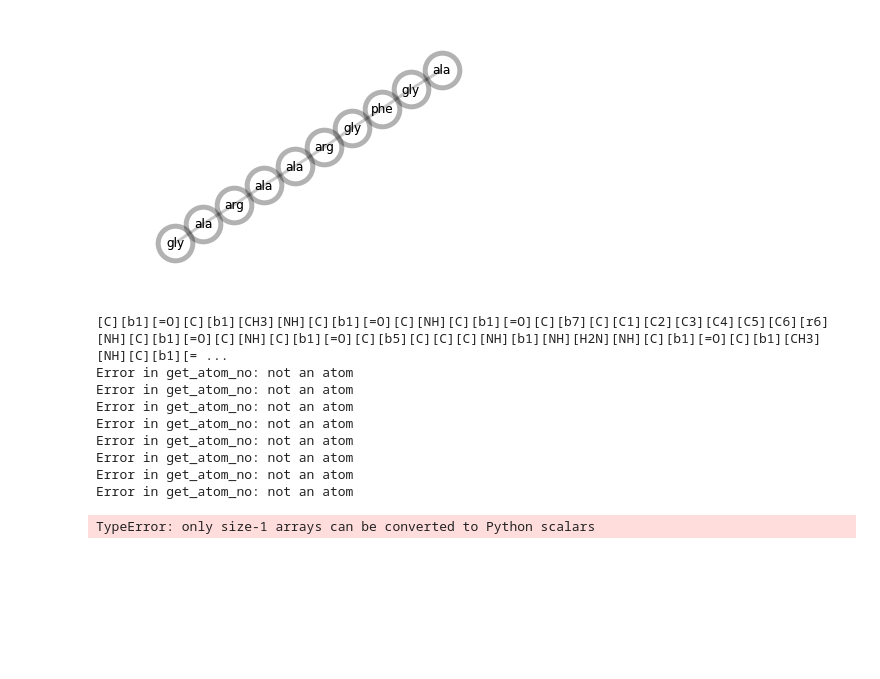
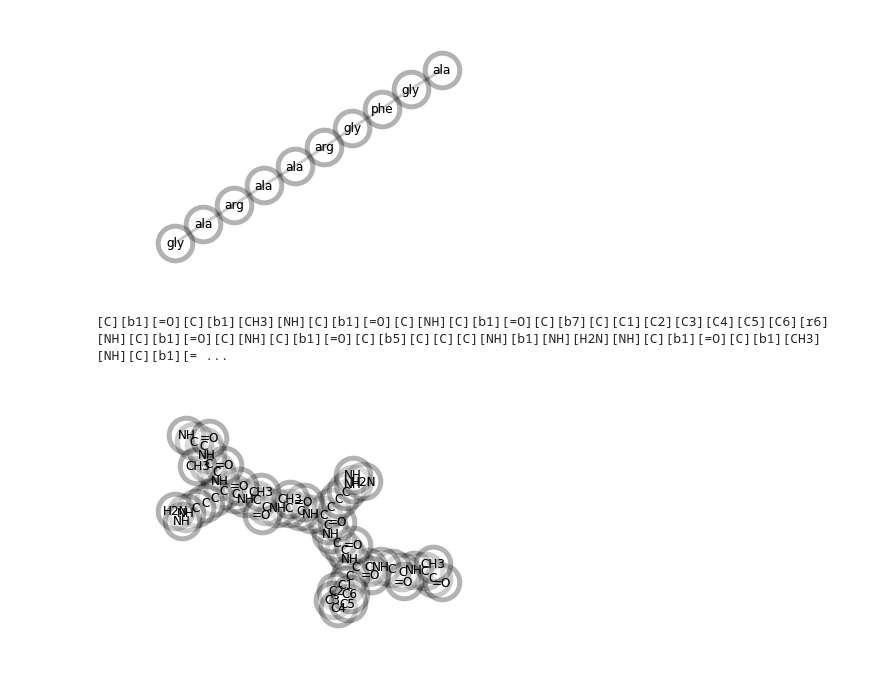
Before and after one commit to maxfleck/moleculegraph, a Jupyter notebook: examples/proteins_amino_acids/proteins.ipynb, the cells around one changed output. Cells and saved outputs as stored; diff of their text form; code cells hidden in the pictures; blank space fills up the shorter version.

Commit message:
protein test

```diff
--- a/examples/amino_acids/proteins.ipynb
+++ b/examples/proteins_amino_acids/proteins.ipynb
@@ -42,21 +42,29 @@ protein_aa.visualize()
 # %%
 full_protein_string = "".join(protein_aa.map_molecule_via_atom_names(amino_acids))
 print(full_protein_string)
 
 full_protein = moleculegraph.molecule(full_protein_string)
 
 full_protein.visualize()
+
+
+expected = ['[C][C]', '[C][NH]', '[C][NH]', '[C][C]', '[C][NH]', '[C][NH]',
+       '[C][C]', '[C][NH]', '[C][NH]', '[C][C]', '[C][NH]', '[C][NH]',
+       '[C][C]', '[C][NH]', '[C][NH]', '[C][C]', '[C][NH]', '[C][NH]',
+       '[C][C]', '[C][NH]', '[C][NH]', '[C][C]', '[C][NH]', '[C][NH]',
+       '[C][C]', '[C][NH]', '[C][NH]', '[C][C]', '[C][NH]', '[=O][C]',
+       '[C][CH3]', '[=O][C]', '[=O][C]', '[C][C]', '[C1][C]', '[C1][C2]',
+       '[C2][C3]', '[C3][C4]', '[C4][C5]', '[C5][C6]', '[C1][C6]',
+       '[=O][C]', '[=O][C]', '[C][C]', '[C][C]', '[C][C]', '[C][NH]',
+       '[H2N][NH]', '[NH][NH]', '[=O][C]', '[C][CH3]', '[=O][C]',
+       '[C][CH3]', '[=O][C]', '[C][C]', '[C][C]', '[C][C]', '[C][NH]',
+       '[H2N][NH]', '[NH][NH]', '[=O][C]', '[C][CH3]', '[=O][C]']
+
+tc = unittest.TestCase()
+tc.assertListEqual( sorted(list(full_protein.bond_keys)), sorted(list(expected)), "lists not equal" )
 # %% [output]
 [C][b1][=O][C][b1][CH3][NH][C][b1][=O][C][NH][C][b1][=O][C][b7][C][C1][C2][C3][C4][C5][C6][r6][NH][C][b1][=O][C][NH][C][b1][=O][C][b5][C][C][C][NH][b1][NH][H2N][NH][C][b1][=O][C][b1][CH3][NH][C][b1][= ...
-Error in get_atom_no: not an atom
-Error in get_atom_no: not an atom
-Error in get_atom_no: not an atom
-Error in get_atom_no: not an atom
-Error in get_atom_no: not an atom
-Error in get_atom_no: not an atom
-Error in get_atom_no: not an atom
-Error in get_atom_no: not an atom
-TypeError: only size-1 arrays can be converted to Python scalars
+[figure, added]
 # %%
 graph = nx.Graph()
 for b0, b1 in full_protein.bond_list:
```
Also changed, not shown: parts of 1 cell of this notebook, 1 other file.
